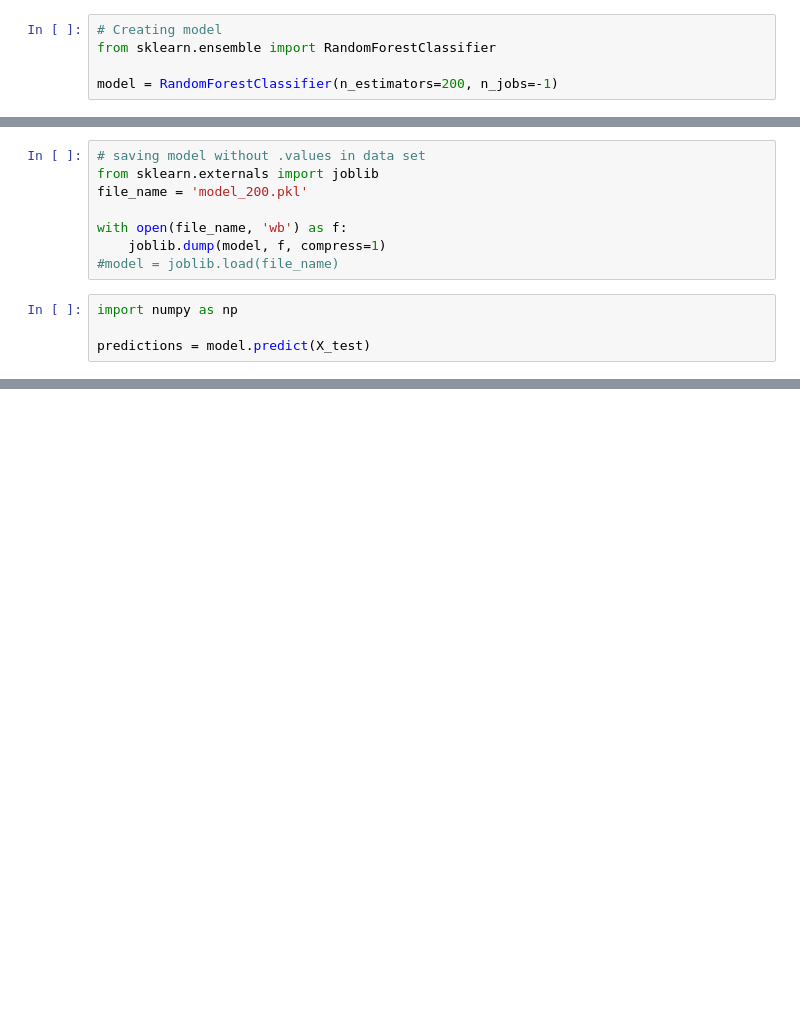
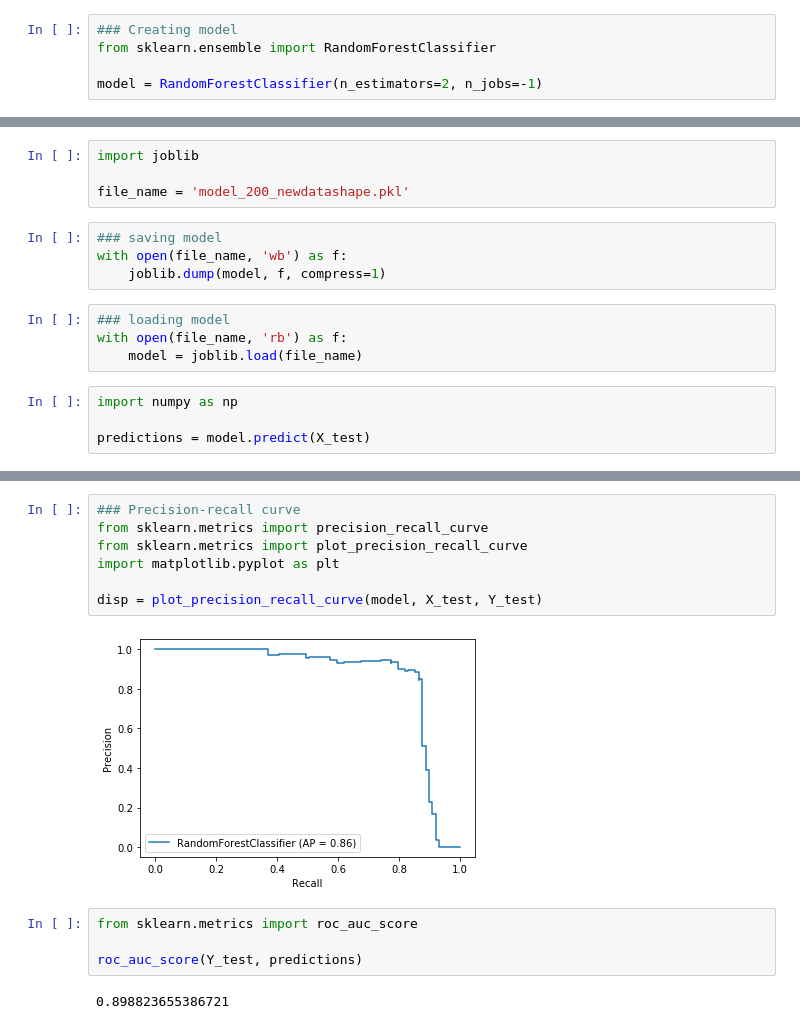
Before and after one commit to izvyk/school-project, a Jupyter notebook: RandomForest.ipynb, the cells around one changed output, grey strips where cells are left out. Cells and saved outputs as stored; diff of their text form; blank space fills up the shorter version.

```diff
--- a/RandomForest.ipynb
+++ b/RandomForest.ipynb
@@ -38,6 +48,6 @@ Y_test = test_data['Class'].values
 # %%
-# Creating model
+### Creating model
 from sklearn.ensemble import RandomForestClassifier
 
-model = RandomForestClassifier(n_estimators=200, n_jobs=-1)
+model = RandomForestClassifier(n_estimators=2, n_jobs=-1)
 # %%
@@ -46,11 +65,15 @@ model.fit(X_train, Y_train)
+# %%
+import joblib
+
+file_name = 'model_200_newdatashape.pkl'
 # %%
-# saving model without .values in data set
-from sklearn.externals import joblib
-file_name = 'model_200.pkl'
-
+### saving model
 with open(file_name, 'wb') as f:
     joblib.dump(model, f, compress=1)
-#model = joblib.load(file_name)
+# %%
+### loading model
+with open(file_name, 'rb') as f:
+    model = joblib.load(file_name)
 # %%
 import numpy as np
 
@@ -106,0 +131,15 @@ plt.show();
+# %%
+### Precision-recall curve
+from sklearn.metrics import precision_recall_curve
+from sklearn.metrics import plot_precision_recall_curve
+import matplotlib.pyplot as plt
+
+disp = plot_precision_recall_curve(model, X_test, Y_test)
+# %% [output]
+[figure, added]
+# %%
+from sklearn.metrics import roc_auc_score
+
+roc_auc_score(Y_test, predictions)
+# %% [output]
+0.898823655386721
```
Also changed, not shown: parts of 21 cells of this notebook.
